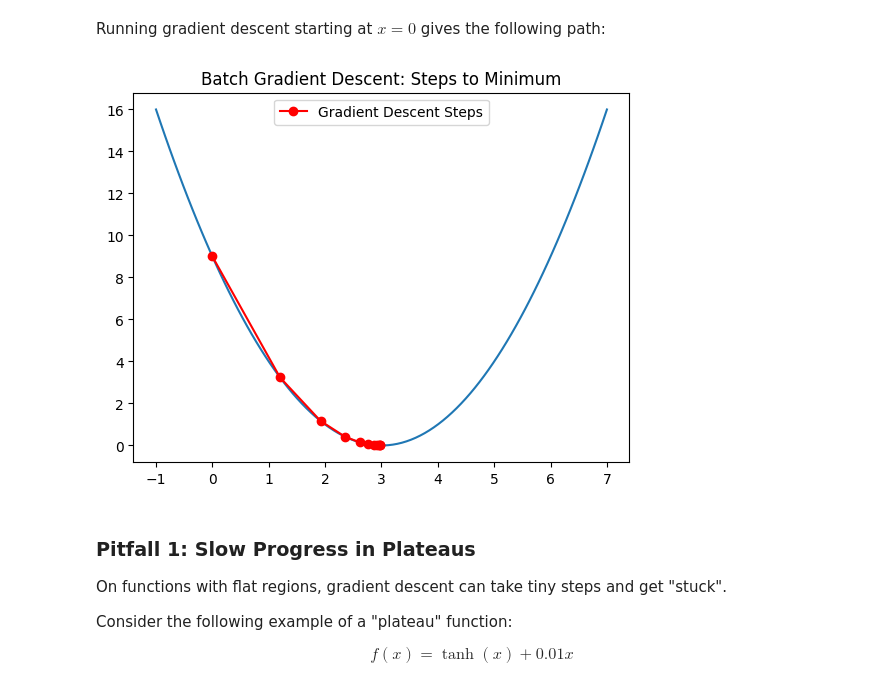
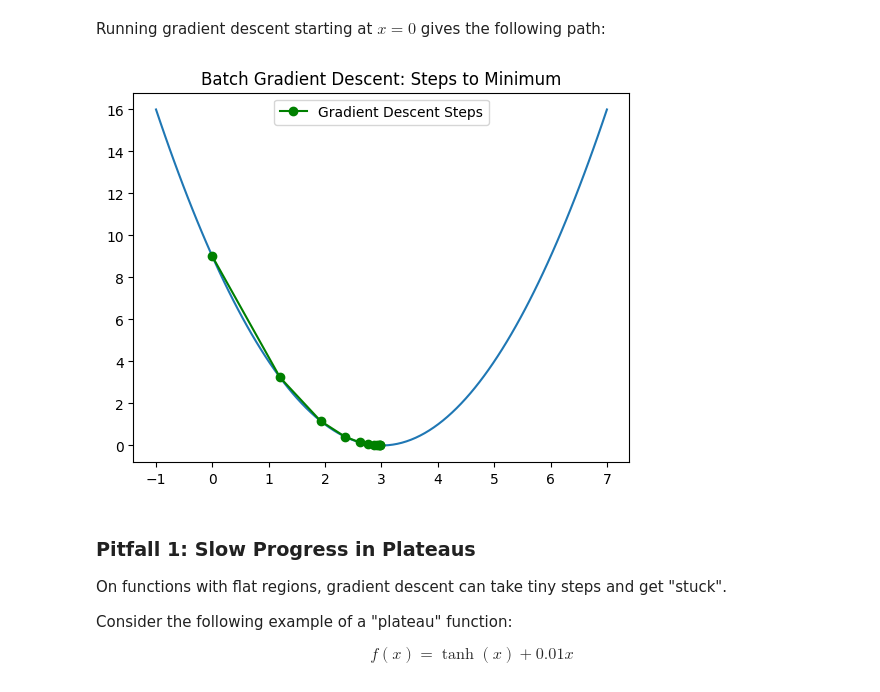
Before and after one commit to cnguyen-uk/Data-Science-Notes, a Jupyter notebook: Gradient Descent - Algorithms, Pitfalls, and Practical Insights.ipynb, the cells around one changed output. Saved outputs shown, nothing was run; the diff lists cells and outputs as text; code cells hidden in the pictures.

Commit message:
Make general consistency improvements and corrections to Gradient Descent notes (#3)

```diff
--- a/Gradient Descent - Algorithms, Pitfalls, and Practical Insights.ipynb
+++ b/Gradient Descent - Algorithms, Pitfalls, and Practical Insights.ipynb
@@ -109,22 +109,22 @@ Running gradient descent starting at $x = 0$ gives the following path:
 # %%
 # Parameter setup
 x_k = 0.0
 eta = 0.2
 
 # Gradient descent run
 history = [x_k]
 for _ in range(10):
     x_k = x_k - eta * quad_grad(x_k)
     history.append(x_k)
 
 # Gradient descent path plot
 plt.plot(x, quad_f(x))
-plt.plot(history, quad_f(np.array(history)), 'ro-', label="Gradient Descent Steps")
+plt.plot(history, quad_f(np.array(history)), "go-", label="Gradient Descent Steps")
 plt.title("Batch Gradient Descent: Steps to Minimum")
 plt.legend()
 plt.show()
 # %% [output]
-[figure, old version]
+[figure, new version]
 # %% [markdown]
 ### Pitfall 1: Slow Progress in Plateaus
 
```
Also changed, not shown: parts of 21 cells of this notebook.
